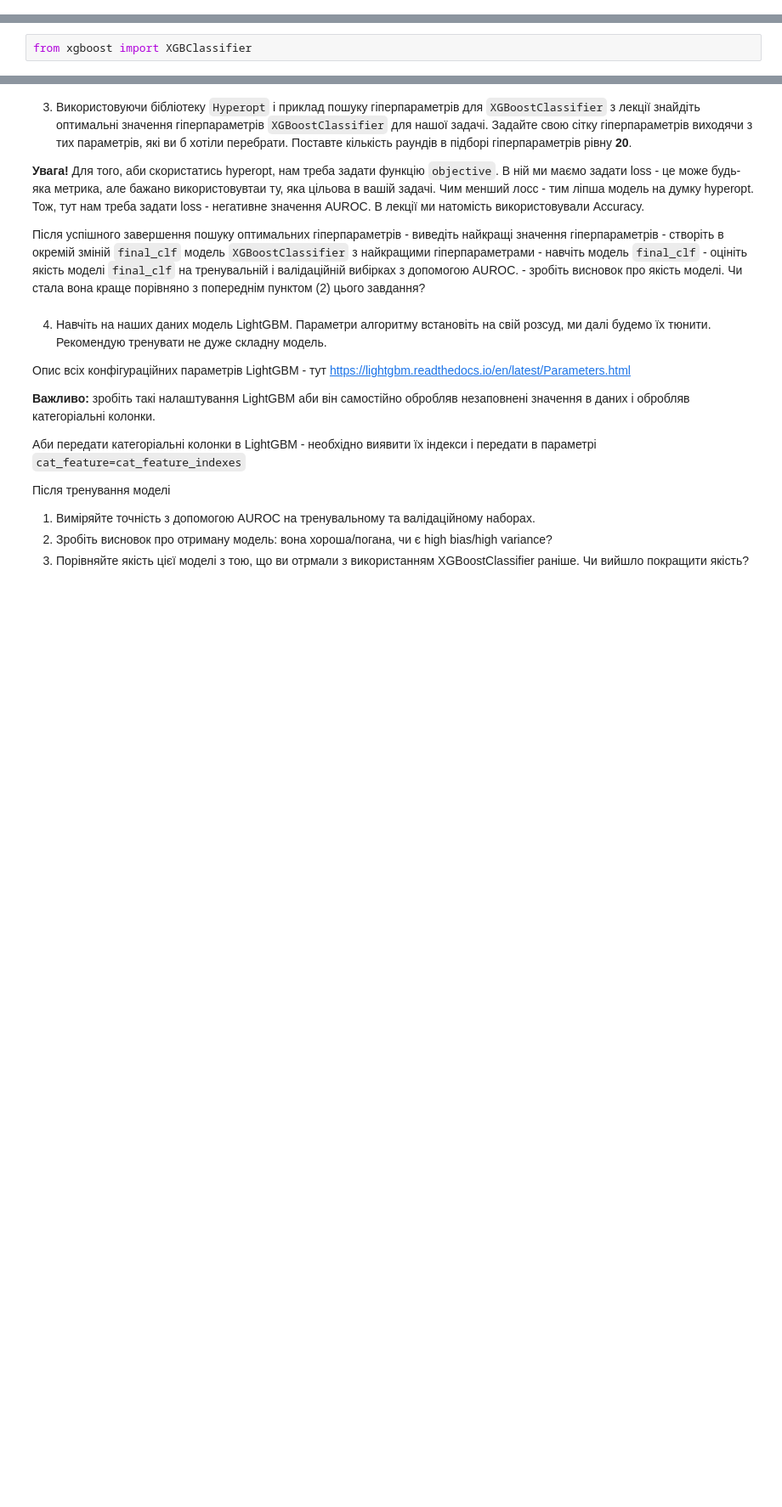
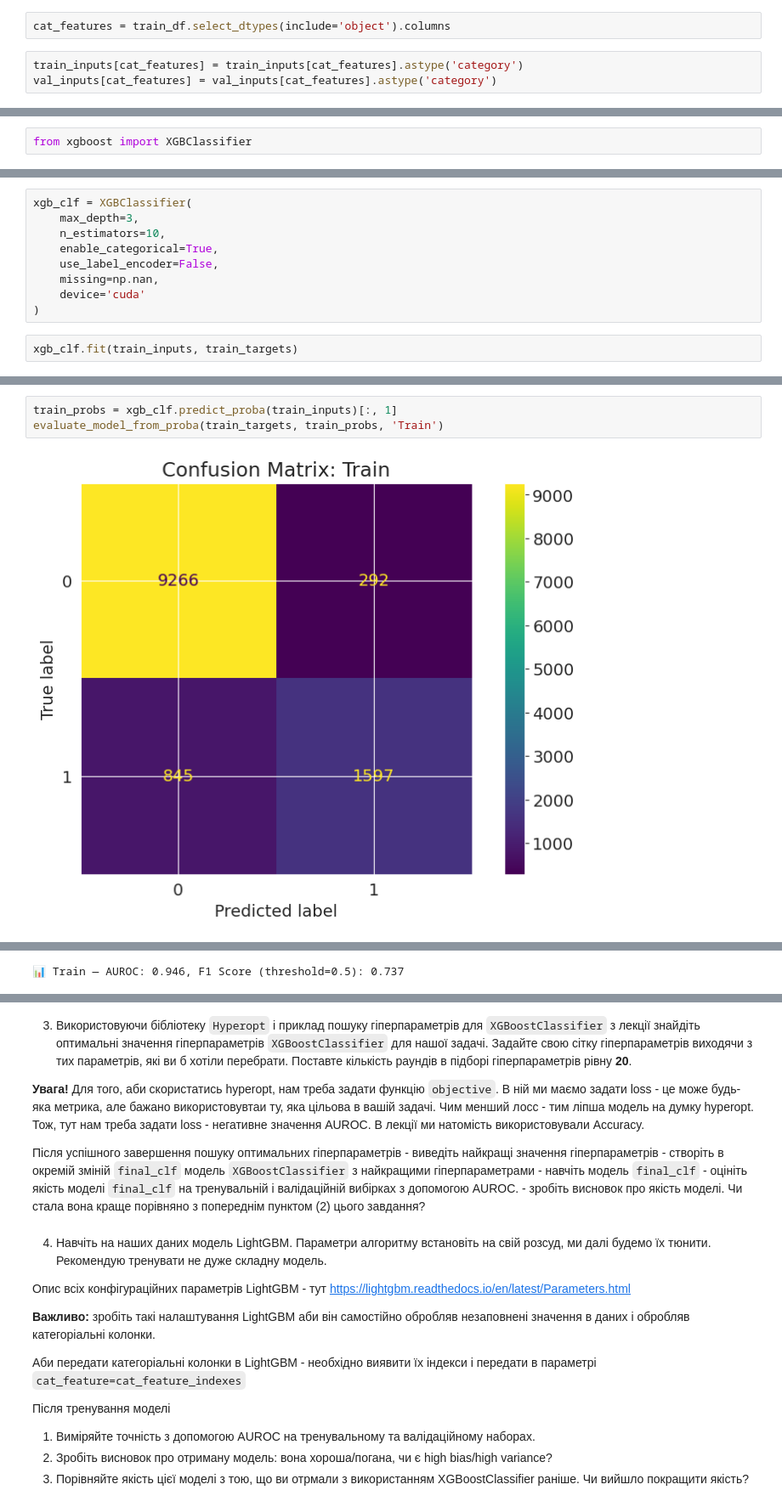
Before and after one commit to o-semenkova/ml_home_tasks, a Jupyter notebook: HW_2_4_Алгоритми_бустингу.ipynb, the cells around one changed output, grey strips where cells are left out. Shown at 85% size. Cells and saved outputs as stored; diff of their text form; blank space fills up the shorter version.

Commit message:
Basic xgboost model

```diff
--- a/HW_2_4_Алгоритми_бустингу.ipynb
+++ b/HW_2_4_Алгоритми_бустингу.ipynb
@@ -91,3 +91,8 @@ val_inputs, val_targets = separate_inputs_targets(val_df,input_cols, target_col)
 1. В тренувальному та валідаційному наборі перетворіть категоріальні ознаки на тип `category`. Можна це зробити двома способами:
  1. `df[col_name].astype('category')`, як було продемонстровано в лекції
  2. використовуючи метод `pd.Categorical(df[col_name])`
+# %%
+cat_features = train_df.select_dtypes(include='object').columns
+# %%
+train_inputs[cat_features] = train_inputs[cat_features].astype('category')
+val_inputs[cat_features] = val_inputs[cat_features].astype('category')
@@ -112,0 +118,11 @@ xgboost==3.1.3
+# %%
+xgb_clf = XGBClassifier(
+    max_depth=3,
+    n_estimators=10,
+    enable_categorical=True,
+    use_label_encoder=False,
+    missing=np.nan,
+    device='cuda'
+)
+# %%
+xgb_clf.fit(train_inputs, train_targets)
@@ -112,0 +144,5 @@ xgboost==3.1.3
+# %%
+train_probs = xgb_clf.predict_proba(train_inputs)[:, 1]
+evaluate_model_from_proba(train_targets, train_probs, 'Train')
+# %% [output]
+[figure, added]
@@ -112,0 +150 @@ xgboost==3.1.3
+📊 Train — AUROC: 0.946, F1 Score (threshold=0.5): 0.737
```
Also changed, not shown: parts of 9 cells of this notebook.
